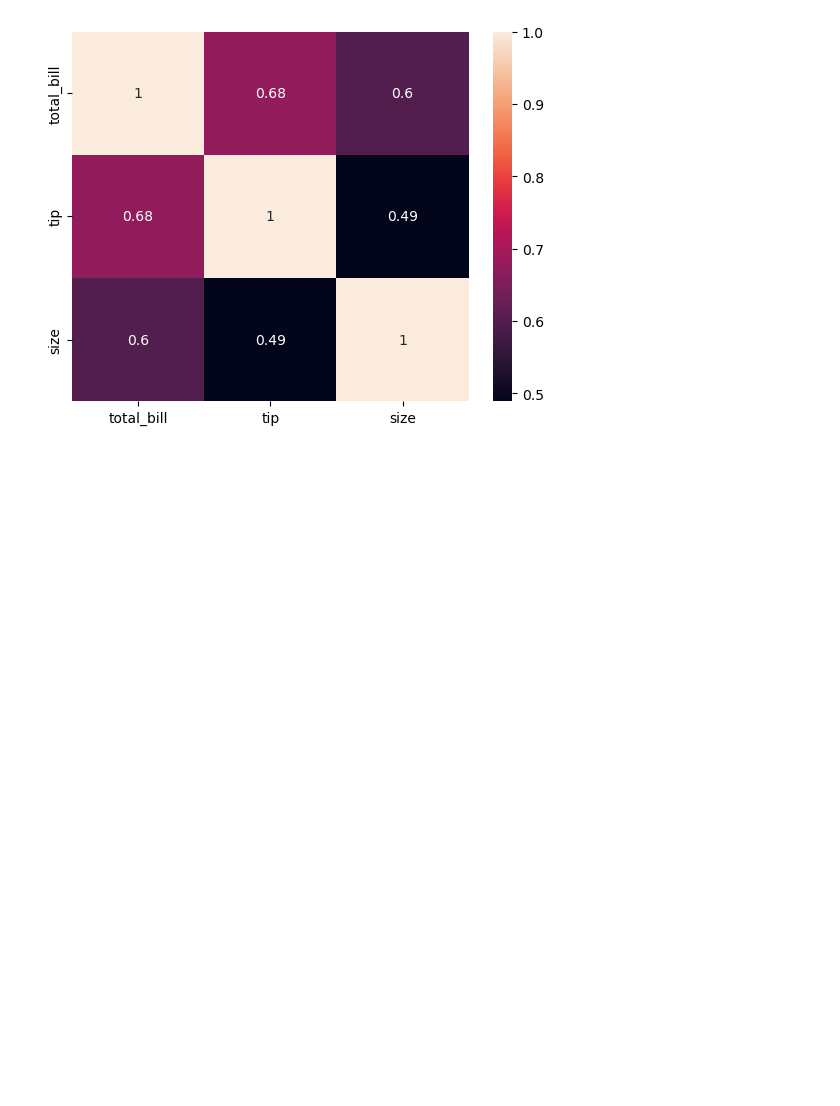
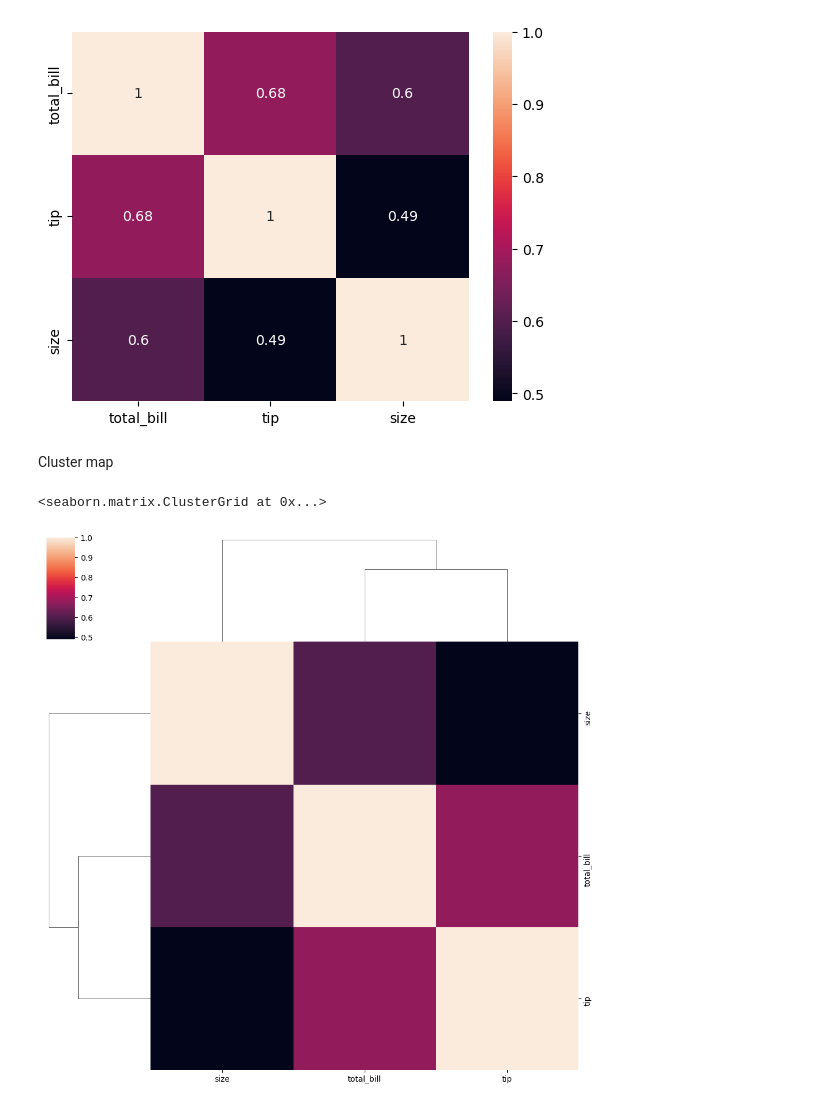
Before and after one commit to priyanshu5179/Data-visulization, a Jupyter notebook: Matrixplot.ipynb, the cells around one changed output. Cells and saved outputs as stored; diff of their text form; code cells hidden in the pictures; blank space fills up the shorter version.

Commit message:
use matrixplot

```diff
--- a/Matrixplot.ipynb
+++ b/Matrixplot.ipynb
@@ -66,3 +66,10 @@ sns.heatmap(tipscorr.corr(),annot= True)
 # %% [output]
 <Axes: >
 [figure]
+# %% [markdown]
+Cluster map
+# %%
+sns.clustermap(tipscorr.corr())
+# %% [output]
+<seaborn.matrix.ClusterGrid at 0x...>
+[figure, added]
```
